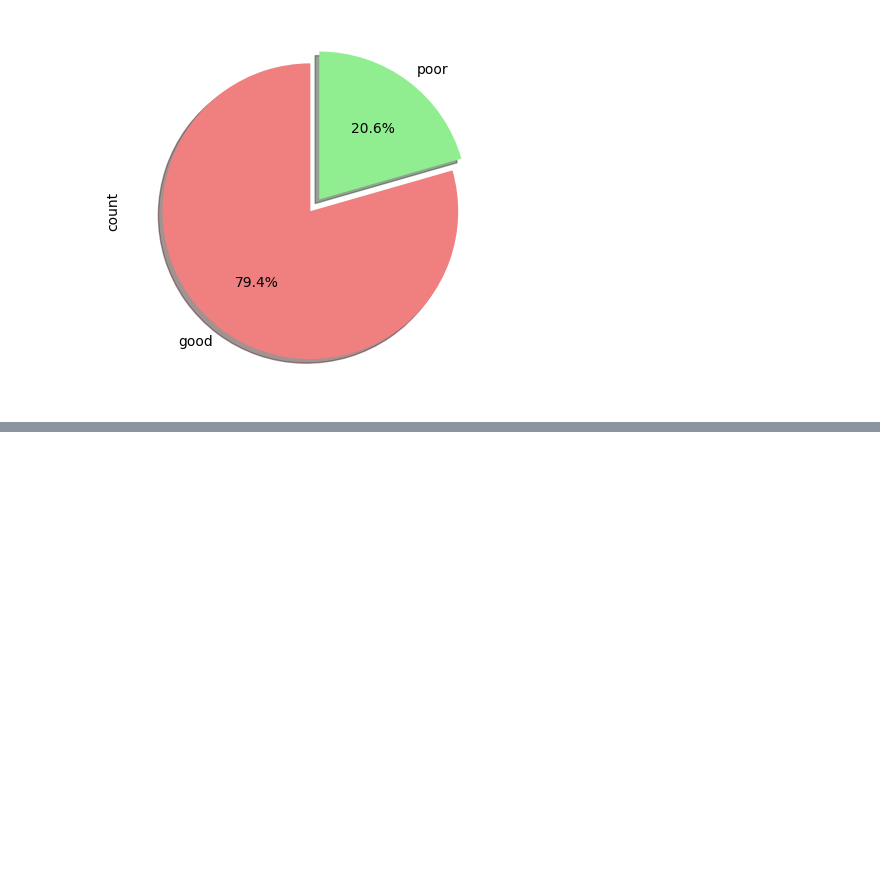
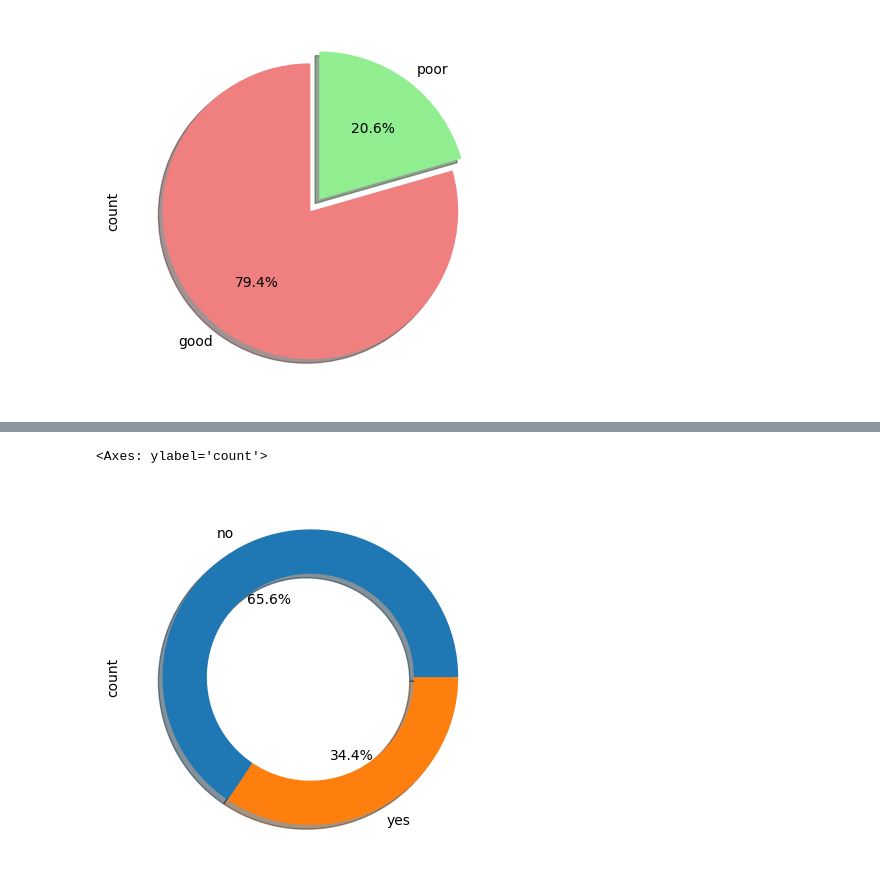
Before and after one commit to ydv-prince/EDA, a Jupyter notebook: 3_EDA_cronic_data_analysis.ipynb, the cells around one changed output, grey strips where cells are left out. Saved outputs shown, nothing was run; the diff lists cells and outputs as text; code cells hidden in the pictures; blank space fills up the shorter version.

```diff
--- a/3_EDA_cronic_data_analysis.ipynb
+++ b/3_EDA_cronic_data_analysis.ipynb
@@ -396,0 +445,6 @@ df.appetite.value_counts().plot.pie(autopct = '%1.1f%%', colors = ['lightcoral',
+# %%
+# Using wedgeprops = dict(width=0.3) for donut plots
+df['diabetes_mellitus'].value_counts().plot.pie(autopct = '%1.1f%%', shadow = True, wedgeprops = dict(width=0.3))
+# %% [output]
+<Axes: ylabel='count'>
+[figure, added]
```
Also changed, not shown: parts of 52 cells of this notebook.
